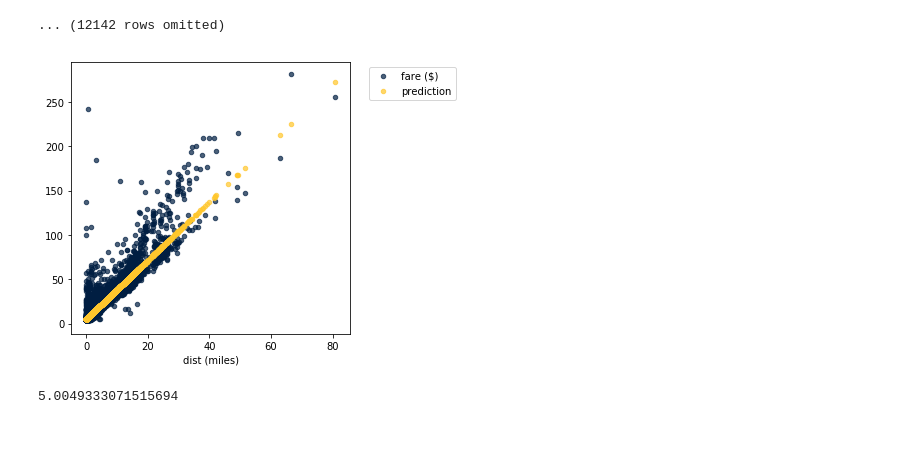
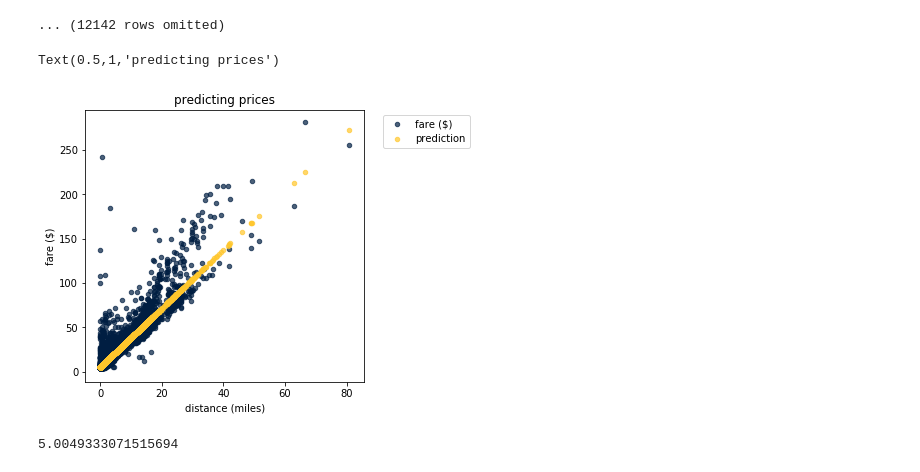
Before and after one commit to lmlevinson/sandwich_88, a Jupyter notebook: Analysis 5 Linear regression vs. k-NN.ipynb, the cells around one changed output. Drawn from its saved outputs; the diff is of its cells as text; code cells hidden in the pictures; blank space fills up the shorter version.

```diff
--- a/Analysis 5 Linear regression vs. k-NN.ipynb
+++ b/Analysis 5 Linear regression vs. k-NN.ipynb
@@ -100,9 +100,13 @@ intercept = np.mean(simp_training.column('fare ($)')) - slope * np.mean(simp_tra
 # %%
 prediction = slope * simp_training.column('dist (miles)') + intercept
 simp_training = simp_training.with_column('prediction', prediction )
 simp_training.scatter('dist (miles)')
+plt.xlabel("distance (miles)")
+plt.ylabel("fare ($)")
+plt.title("predicting prices")
 # %% [output]
+Text(0.5,1,'predicting prices')
-[figure, old version]
+[figure, new version]
 # %%
 error = simp_training.column('fare ($)') - prediction
 rmse = np.sqrt(np.mean(error**2))
```
Also changed, not shown: parts of 5 cells of this notebook.
